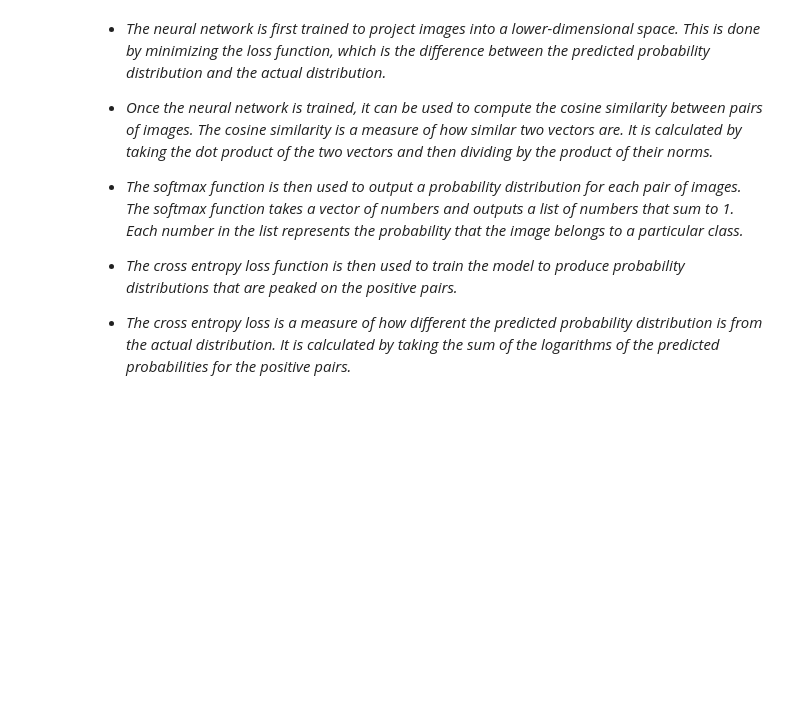
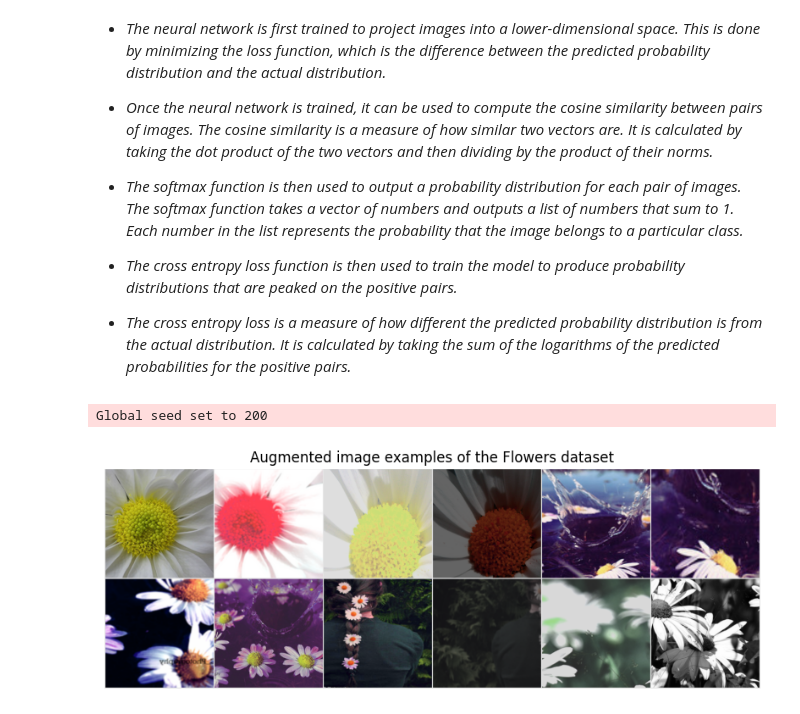
Before and after one commit to agasheaditya/simclr-implementation-pytorch, a Jupyter notebook: notebooks/exploration.ipynb, the cells around one changed output. Drawn from its saved outputs; the diff is of its cells as text; code cells hidden in the pictures; blank space fills up the shorter version.

Commit message:
added information about simclr implementation, written code to visualize batch transformed data, defined basic architecture interface for SimCLR model

```diff
--- a/notebooks/exploration.ipynb
+++ b/notebooks/exploration.ipynb
@@ -169,0 +174,16 @@ visualize_image(flowers_dataset, 0)
+# %%
+pl.seed_everything(200)
+NUM_IMAGES = 6
+imgs = torch.stack([img for idx in range(NUM_IMAGES) for img in flowers_dataset[idx]], dim=0)
+img_grid = torchvision.utils.make_grid(imgs, nrow=6, normalize=True, pad_value=0.9)
+img_grid = img_grid.permute(1, 2, 0)
+
+plt.figure(figsize=(10,5))
+plt.title('Augmented image examples of the Flowers dataset')
+plt.imshow(img_grid)
+plt.axis('off')
+plt.show()
+plt.close()
+# %% [output]
+Global seed set to 200
+[figure, added]
```
Also changed, not shown: parts of 5 cells of this notebook.
